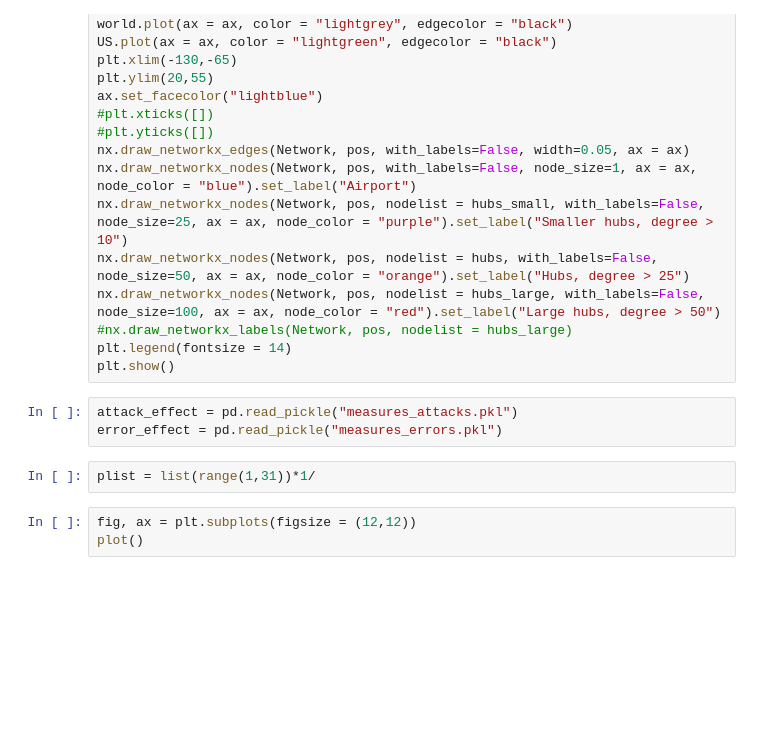
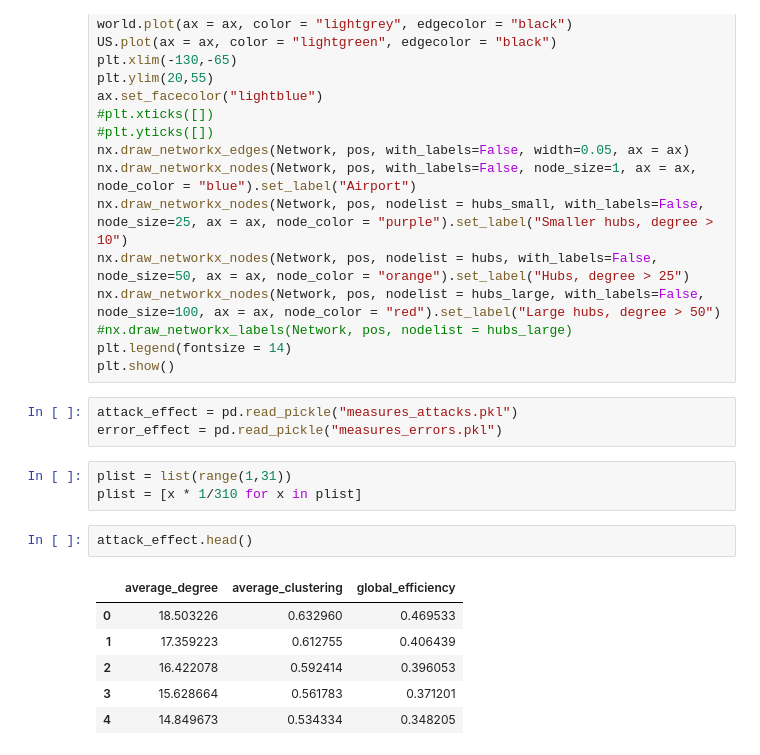
Before and after one commit to Morten-Esketveit/TSDS-gruppe-2019, a Jupyter notebook: Exam/NetworkAnalysis1Carrier.ipynb, the cells around one changed output. Cells and saved outputs as stored; diff of their text form; blank space fills up the shorter version.

```diff
--- a/Exam/NetworkAnalysis1Carrier.ipynb
+++ b/Exam/NetworkAnalysis1Carrier.ipynb
@@ -269,7 +263,14 @@ plt.show()
 attack_effect = pd.read_pickle("measures_attacks.pkl")
 error_effect = pd.read_pickle("measures_errors.pkl")
 # %%
-plist = list(range(1,31))*1/
+plist = list(range(1,31))
+plist = [x * 1/310 for x in plist]
-# %%
-fig, ax = plt.subplots(figsize = (12,12))
-plot()
+# %%
+attack_effect.head()
+# %% [output]
+|  | average_degree | average_clustering | global_efficiency |
+| 0 | 18.503226 | 0.632960 | 0.469533 |
+| 1 | 17.359223 | 0.612755 | 0.406439 |
+| 2 | 16.422078 | 0.592414 | 0.396053 |
+| 3 | 15.628664 | 0.561783 | 0.371201 |
+| 4 | 14.849673 | 0.534334 | 0.348205 |
```
Also changed, not shown: parts of 4 cells of this notebook, 8 other files.
